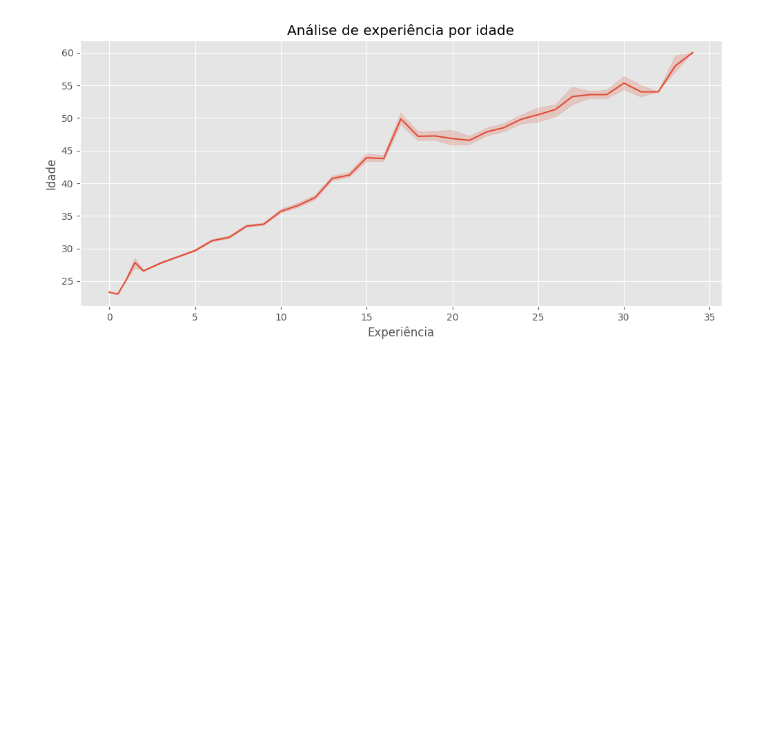
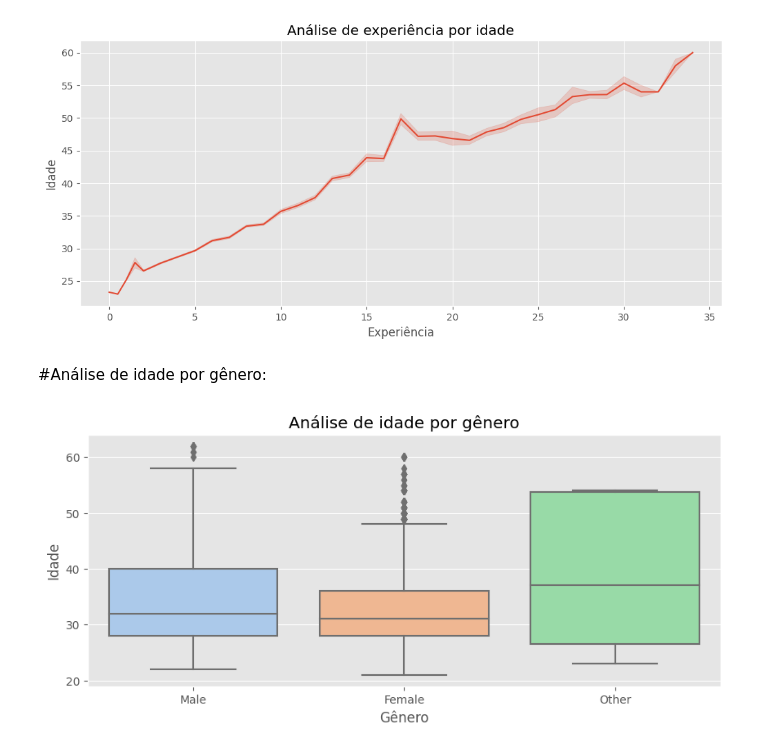
Before and after one commit to isaacuchoa/salaryJob, a Jupyter notebook: salário_job.ipynb, the cells around one changed output. Cells and saved outputs as stored; diff of their text form; code cells hidden in the pictures; blank space fills up the shorter version.

```diff
--- a/salário_job.ipynb
+++ b/salário_job.ipynb
@@ -79,3 +86,11 @@ plt.title('Análise de experiência por idade')
 sns.lineplot(data=df, x='Experiência', y='Idade');
 # %% [output]
 [figure]
+# %% [markdown]
+#Análise de idade por gênero:
+# %%
+plt.figure(figsize=(10,4))
+plt.title('Análise de idade por gênero')
+sns.boxplot(data=df, x='Gênero', y='Idade', palette='pastel');
+# %% [output]
+[figure, added]
```
Also changed, not shown: parts of 3 cells of this notebook.
